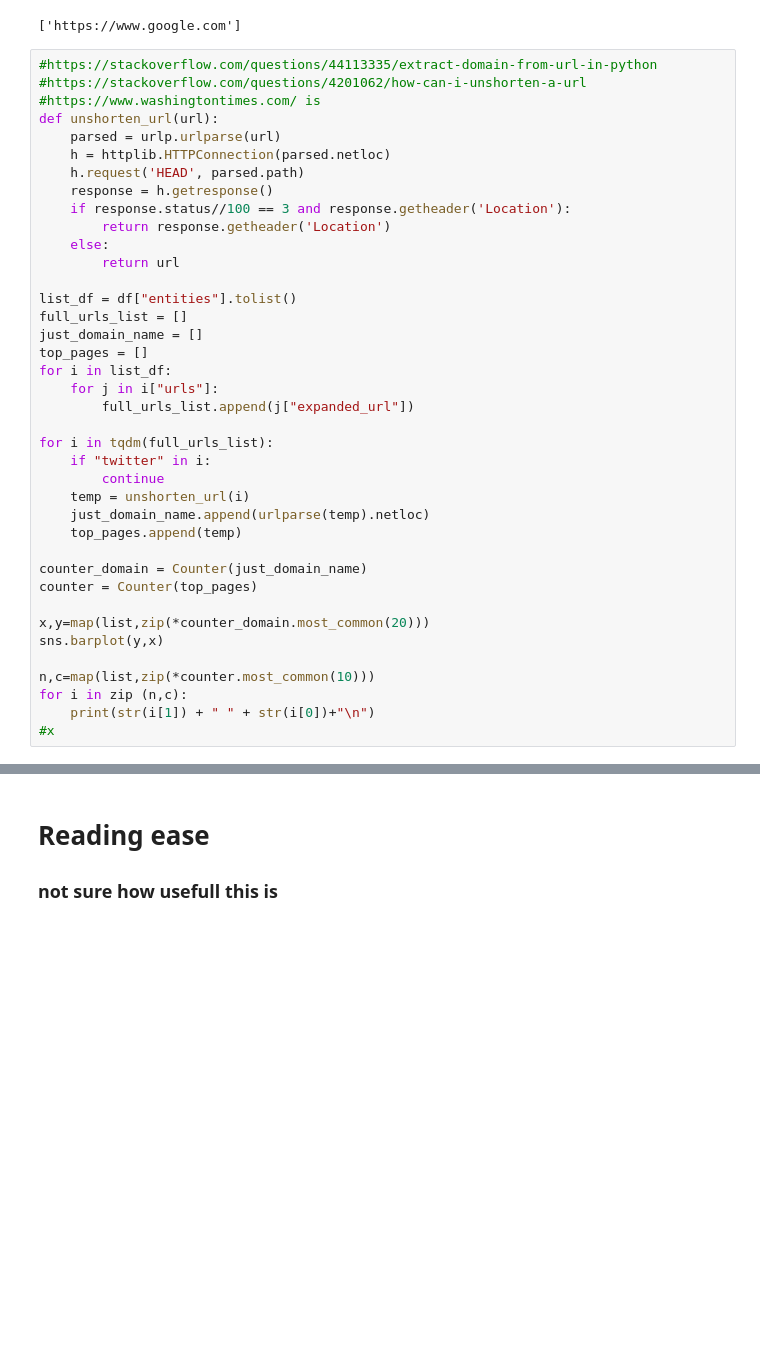
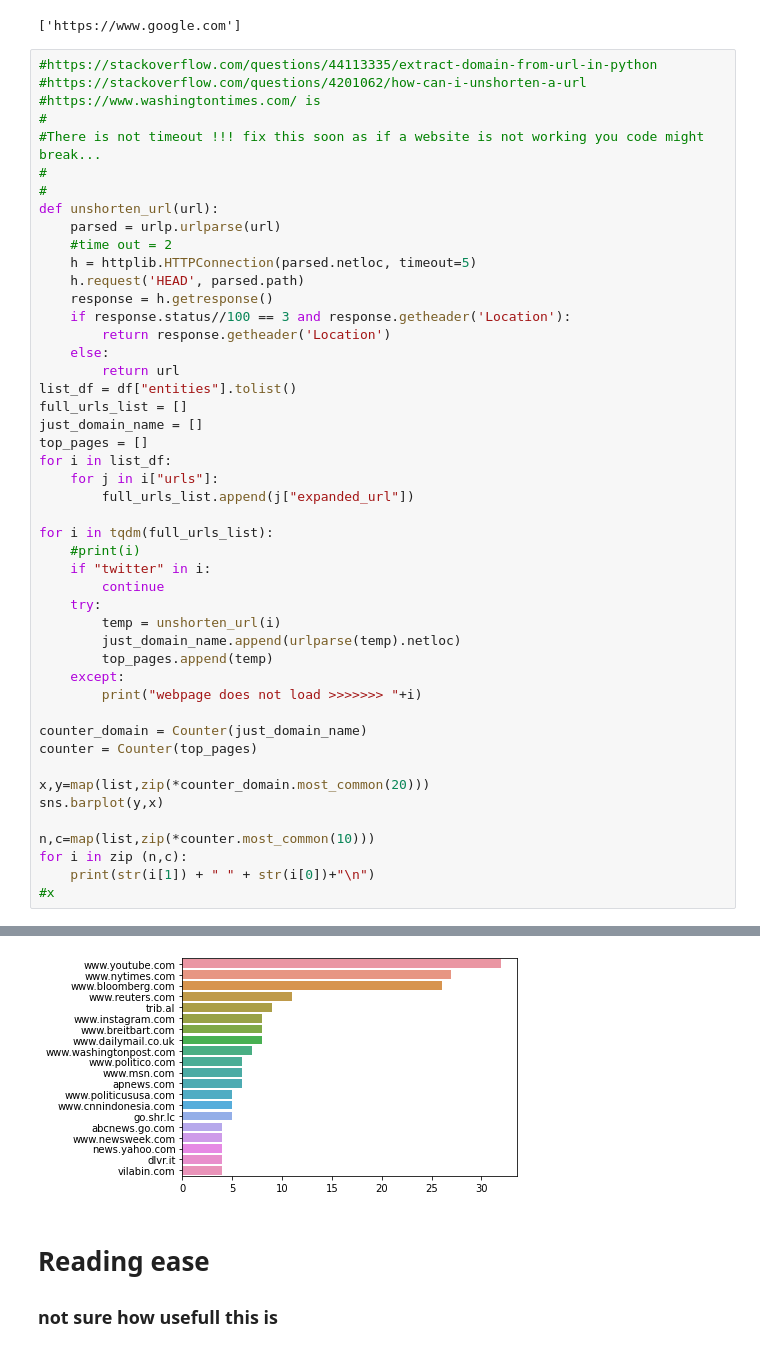
Before and after one commit to tomashege/research_project, a Jupyter notebook: Tomas/sentiment.ipynb, the cells around one changed output, grey strips where cells are left out. Saved outputs shown, nothing was run; the diff lists cells and outputs as text; blank space fills up the shorter version.

Commit message:
fixed domains

```diff
--- a/Tomas/sentiment.ipynb
+++ b/Tomas/sentiment.ipynb
@@ -274,16 +274,20 @@ find("jhkwqjdhkqjwhdqwdjhqwd jqlwdkjqlwkjd https://www.google.com gldglqwdhgqwdq
 #https://stackoverflow.com/questions/44113335/extract-domain-from-url-in-python
 #https://stackoverflow.com/questions/4201062/how-can-i-unshorten-a-url
 #https://www.washingtontimes.com/ is
+#
+#There is not timeout !!! fix this soon as if a website is not working you code might break...
+#
+#
 def unshorten_url(url):
     parsed = urlp.urlparse(url)
-    h = httplib.HTTPConnection(parsed.netloc)
+    #time out = 2
+    h = httplib.HTTPConnection(parsed.netloc, timeout=5)
     h.request('HEAD', parsed.path)
     response = h.getresponse()
     if response.status//100 == 3 and response.getheader('Location'):
         return response.getheader('Location')
     else:
         return url
-
 list_df = df["entities"].tolist()
 full_urls_list = []
 just_domain_name = []
@@ -293,11 +297,15 @@ for i in list_df:
         full_urls_list.append(j["expanded_url"])
 
 for i in tqdm(full_urls_list):
+    #print(i)
     if "twitter" in i:
         continue
-    temp = unshorten_url(i)
-    just_domain_name.append(urlparse(temp).netloc)
-    top_pages.append(temp)
+    try:
+        temp = unshorten_url(i)
+        just_domain_name.append(urlparse(temp).netloc)
+        top_pages.append(temp)
+    except:
+        print("webpage does not load >>>>>>> "+i)
 
 counter_domain = Counter(just_domain_name)
 counter = Counter(top_pages)
@@ -309,3 +317,4 @@ n,c=map(list,zip(*counter.most_common(10)))
 for i in zip (n,c):
     print(str(i[1]) + " " + str(i[0])+"\n")
 #x
+# %% [output]
@@ -312,3 +338,4 @@ for i in zip (n,c):
+[figure, added]
 # %% [markdown]
 # Reading ease
 ### not sure how usefull this is
```
Also changed, not shown: parts of 9 cells of this notebook.
